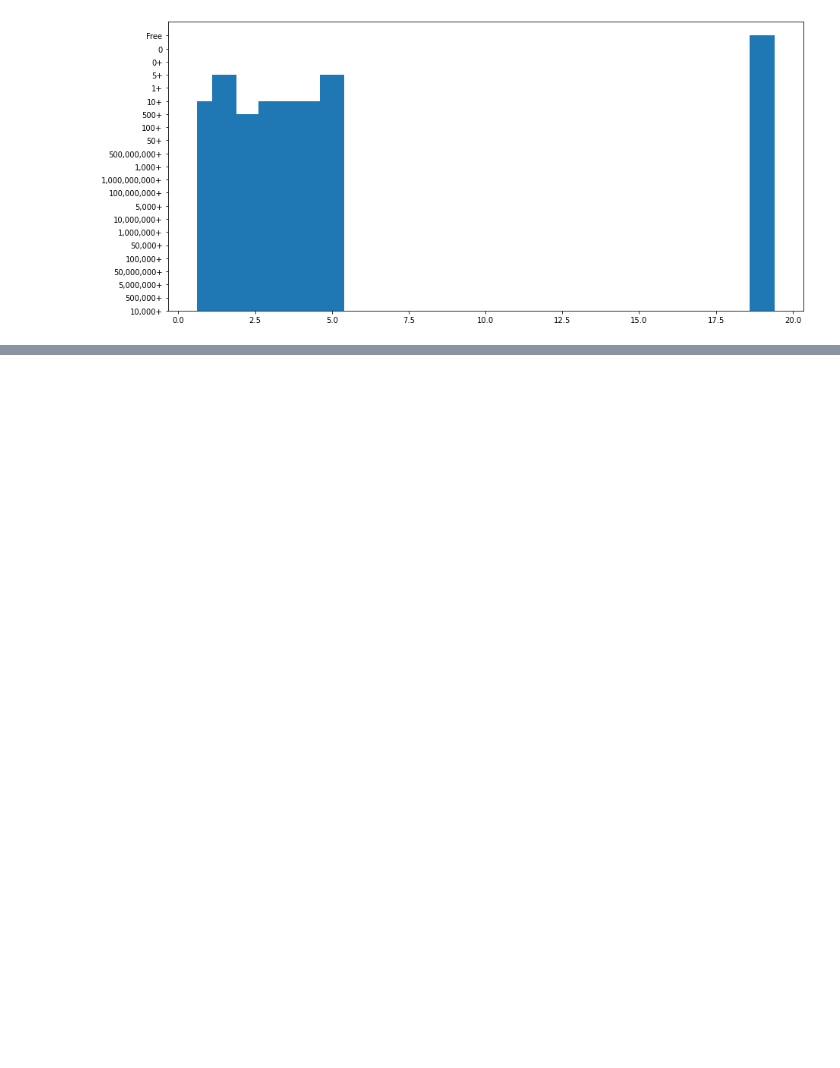
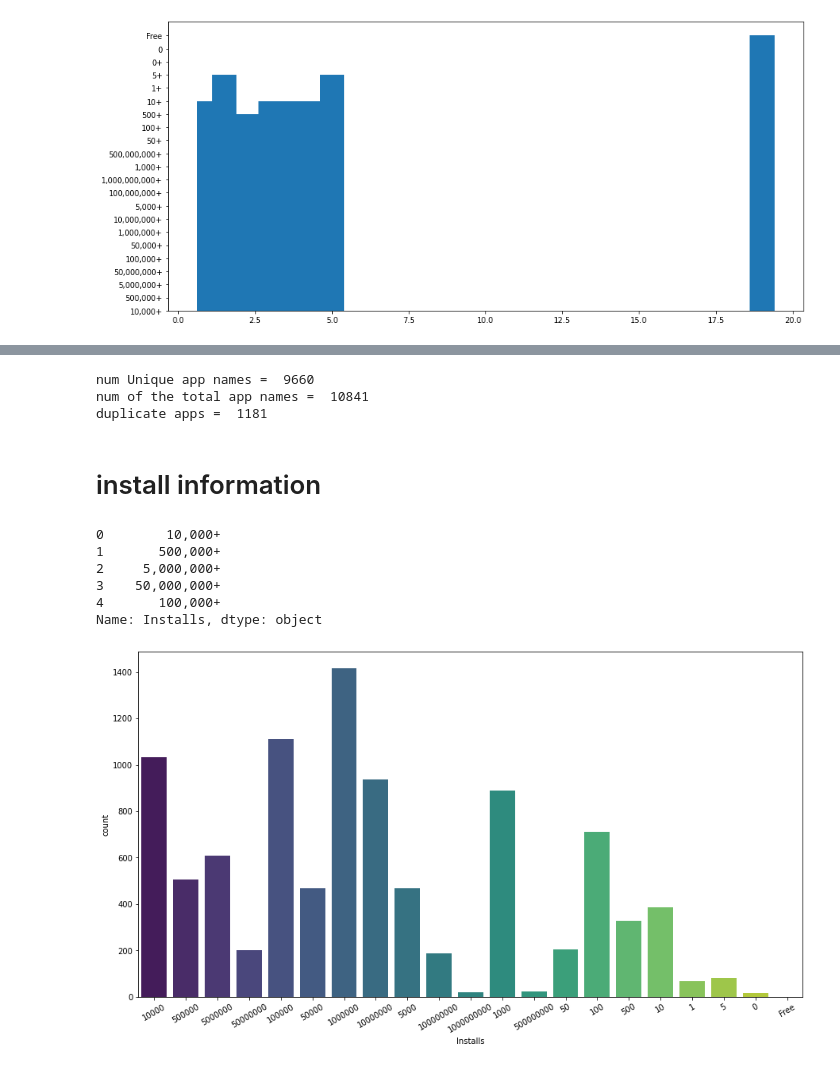
Before and after one commit to PratikshaChimankar/CAPSTONE-PROJECT-1--Play-Store-App-Review-Analysis, a Jupyter notebook: PSARA_Capstone_Project.ipynb, the cells around one changed output, grey strips where cells are left out. Drawn from its saved outputs; the diff is of its cells as text; code cells hidden in the pictures; blank space fills up the shorter version.

```diff
--- a/PSARA_Capstone_Project.ipynb
+++ b/PSARA_Capstone_Project.ipynb
@@ -188,0 +193,34 @@ plt.show()
+# %%
+print("num Unique app names = ", len(data['App'].unique()))
+print("num of the total app names = ", data.shape[0])
+print("duplicate apps = ",len(data['App'])- len(data['App'].unique()))
+# %% [output]
+num Unique app names =  9660
+num of the total app names =  10841
+duplicate apps =  1181
+# %%
+# here we are delet all duplicate values.
+data.drop_duplicates(subset = 'App', keep = 'first' ,inplace = True)
+# %% [markdown]
+# install information
+# %%
+data['Installs'].dtype
+data['Installs'].head()
+# %% [output]
+0        10,000+
+1       500,000+
+2     5,000,000+
+3    50,000,000+
+4       100,000+
+Name: Installs, dtype: object
+# %%
+# Removing all the commas and plus sign
+data['Installs'] = data['Installs'].apply(lambda x: x.replace(',',''))
+data['Installs'] = data['Installs'].apply(lambda x: x.replace('+',''))
+# %%
+plt.figure(figsize=(15,8))
+follow= sns.countplot(data['Installs'], palette= "viridis" )
+follow.set_xticklabels(follow.get_xticklabels(), rotation = 30)
+plt.show()
+# %% [output]
+[figure, added]
```
Also changed, not shown: parts of 5 cells of this notebook.
